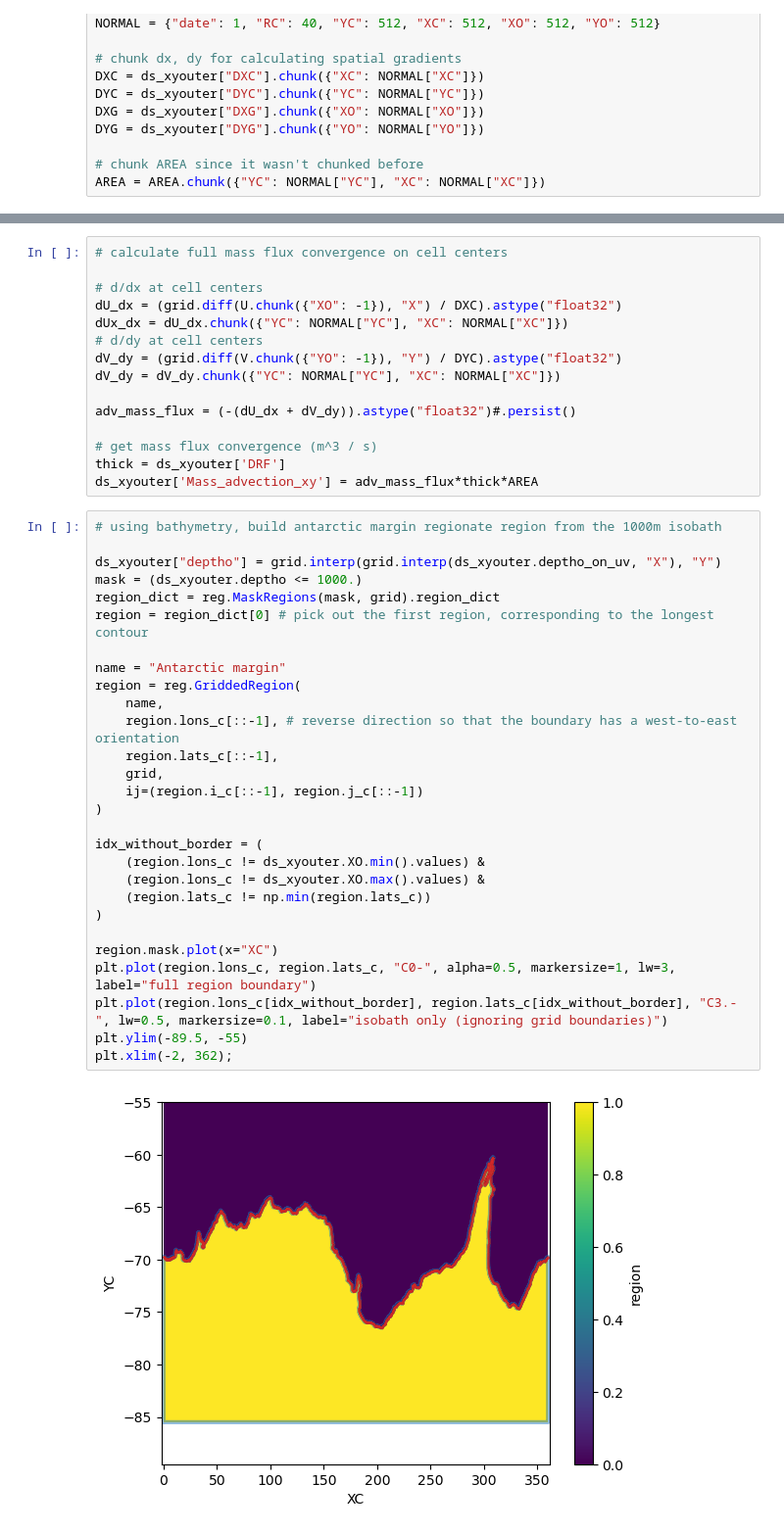
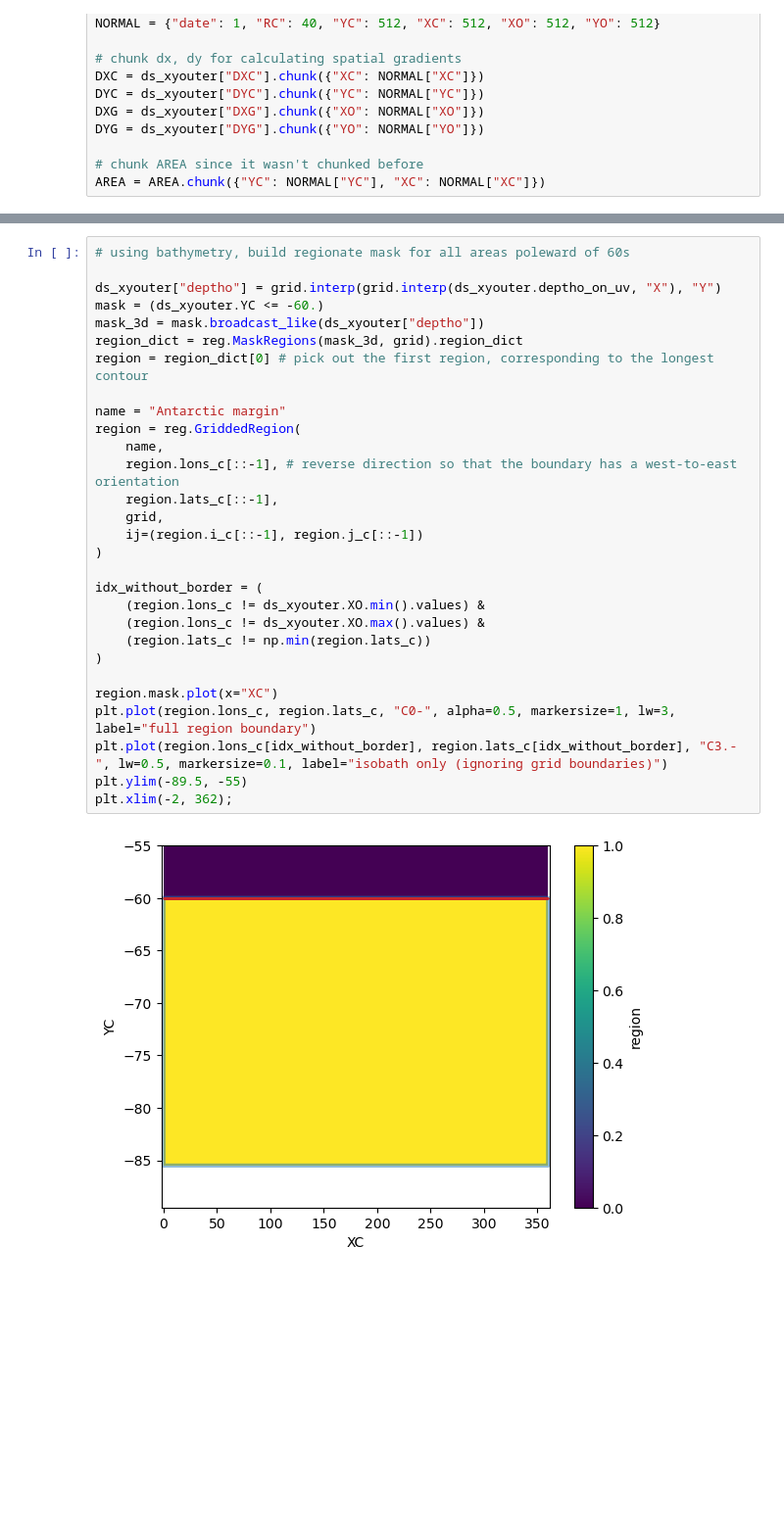
Before and after one commit to ZackKaufman/ASC_analysis_SoHi, a Jupyter notebook: massfluxclosure.ipynb, the cells around one changed output, grey strips where cells are left out. Shown: that part at 98% size. Drawn from its saved outputs; the diff is of its cells as text; blank space fills up the shorter version.

```diff
--- a/massfluxclosure.ipynb
+++ b/massfluxclosure.ipynb
@@ -150,51 +123,37 @@ AREA_on_v = AREA_on_v.chunk({"YO": NORMAL["YO"], "XC": NORMAL["XC"]})
 thick = ds_xyouter['DRF']
 ds_xyouter['U_adx'] = dU_dx_on_u*thick*AREA_on_u
 ds_xyouter['V_ady'] = dV_dy_on_v*thick*AREA_on_v
-# %%
-# calculate full mass flux convergence on cell centers
-
-# d/dx at cell centers
-dU_dx = (grid.diff(U.chunk({"XO": -1}), "X") / DXC).astype("float32")
-dUx_dx = dU_dx.chunk({"YC": NORMAL["YC"], "XC": NORMAL["XC"]})
-# d/dy at cell centers
-dV_dy = (grid.diff(V.chunk({"YO": -1}), "Y") / DYC).astype("float32")
-dV_dy = dV_dy.chunk({"YC": NORMAL["YC"], "XC": NORMAL["XC"]})
-
-adv_mass_flux = (-(dU_dx + dV_dy)).astype("float32")#.persist()
-
-# get mass flux convergence (m^3 / s)
-thick = ds_xyouter['DRF']
-ds_xyouter['Mass_advection_xy'] = adv_mass_flux*thick*AREA
 # %%
-# using bathymetry, build antarctic margin regionate region from the 1000m isobath
+# using bathymetry, build regionate mask for all areas poleward of 60s
 
 ds_xyouter["deptho"] = grid.interp(grid.interp(ds_xyouter.deptho_on_uv, "X"), "Y")
-mask = (ds_xyouter.deptho <= 1000.)
-region_dict = reg.MaskRegions(mask, grid).region_dict
+mask = (ds_xyouter.YC <= -60.)
+mask_3d = mask.broadcast_like(ds_xyouter["deptho"])
+region_dict = reg.MaskRegions(mask_3d, grid).region_dict
 region = region_dict[0] # pick out the first region, corresponding to the longest contour
 
 name = "Antarctic margin"
 region = reg.GriddedRegion(
     name,
     region.lons_c[::-1], # reverse direction so that the boundary has a west-to-east orientation
     region.lats_c[::-1],
     grid,
     ij=(region.i_c[::-1], region.j_c[::-1])
 )
 
 idx_without_border = (
     (region.lons_c != ds_xyouter.XO.min().values) &
     (region.lons_c != ds_xyouter.XO.max().values) &
     (region.lats_c != np.min(region.lats_c))
 )
 
 region.mask.plot(x="XC")
 plt.plot(region.lons_c, region.lats_c, "C0-", alpha=0.5, markersize=1, lw=3, label="full region boundary")
 plt.plot(region.lons_c[idx_without_border], region.lats_c[idx_without_border], "C3.-", lw=0.5, markersize=0.1, label="isobath only (ignoring grid boundaries)")
 plt.ylim(-89.5, -55)
 plt.xlim(-2, 362);
 # %% [output]
-[figure, old version]
+[figure, new version]
 # %%
 # calculate and load normal mass fluxes at region boundary
 
```
Also changed, not shown: parts of 6 cells of this notebook.
